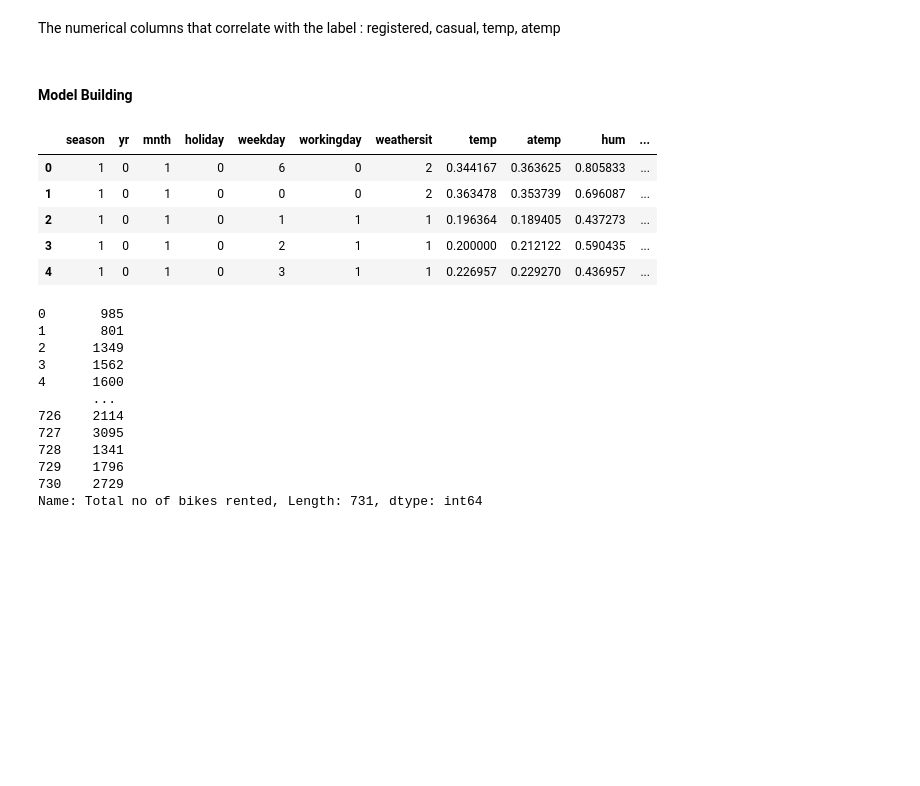
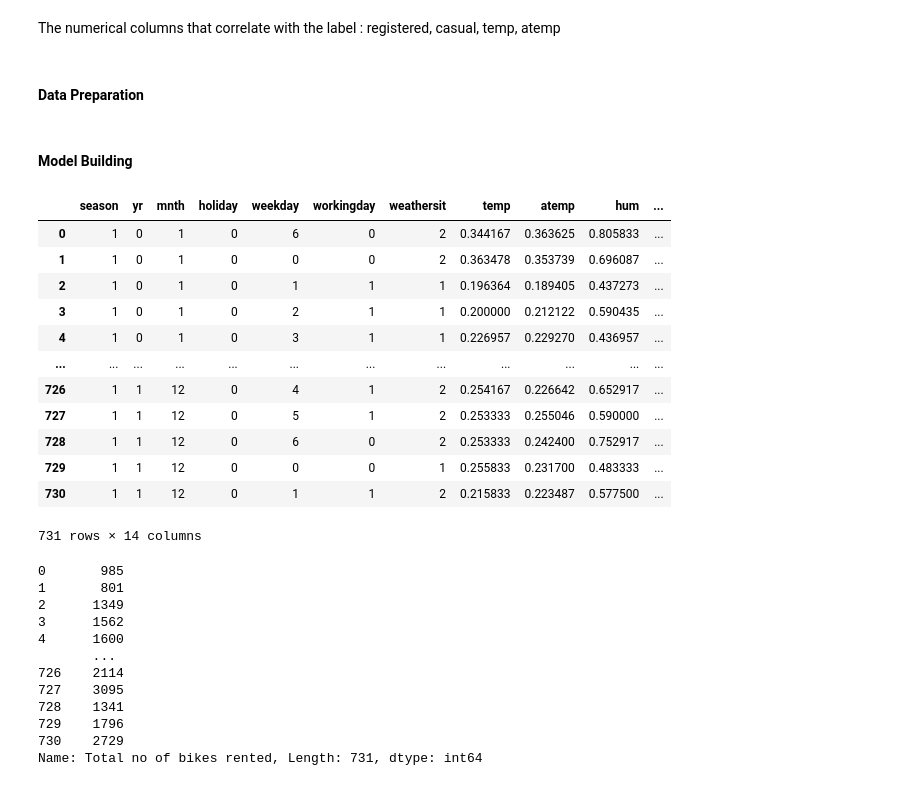
Before and after one commit to Abednego-py/Intro-to-Machine-Learning, a Jupyter notebook: Regression.ipynb, the cells around one changed output. Drawn from its saved outputs; the diff is of its cells as text; code cells hidden in the pictures; blank space fills up the shorter version.

```diff
--- a/Regression.ipynb
+++ b/Regression.ipynb
@@ -303,3 +303,5 @@ Close to -1 : High negative correlation
 Close to + 1 : High positive correlation
 # %% [markdown]
 The numerical columns that correlate with the label : registered, casual, temp, atemp
+# %% [markdown]
+#### Data Preparation
@@ -310,14 +316,21 @@ X = df.drop('Total no of bikes rented', axis = 1)
 # %%
 y = df['Total no of bikes rented']
 # %%
-X.head()
+X
 # %% [output]
 |  | season | yr | mnth | holiday | weekday | workingday | weathersit | temp | atemp | hum | ... |
 | 0 | 1 | 0 | 1 | 0 | 6 | 0 | 2 | 0.344167 | 0.363625 | 0.805833 | ... |
 | 1 | 1 | 0 | 1 | 0 | 0 | 0 | 2 | 0.363478 | 0.353739 | 0.696087 | ... |
 | 2 | 1 | 0 | 1 | 0 | 1 | 1 | 1 | 0.196364 | 0.189405 | 0.437273 | ... |
 | 3 | 1 | 0 | 1 | 0 | 2 | 1 | 1 | 0.200000 | 0.212122 | 0.590435 | ... |
 | 4 | 1 | 0 | 1 | 0 | 3 | 1 | 1 | 0.226957 | 0.229270 | 0.436957 | ... |
+| ... | ... | ... | ... | ... | ... | ... | ... | ... | ... | ... | ... |
+| 726 | 1 | 1 | 12 | 0 | 4 | 1 | 2 | 0.254167 | 0.226642 | 0.652917 | ... |
+| 727 | 1 | 1 | 12 | 0 | 5 | 1 | 2 | 0.253333 | 0.255046 | 0.590000 | ... |
+| 728 | 1 | 1 | 12 | 0 | 6 | 0 | 2 | 0.253333 | 0.242400 | 0.752917 | ... |
+| 729 | 1 | 1 | 12 | 0 | 0 | 0 | 1 | 0.255833 | 0.231700 | 0.483333 | ... |
+| 730 | 1 | 1 | 12 | 0 | 1 | 1 | 2 | 0.215833 | 0.223487 | 0.577500 | ... |
+731 rows × 14 columns
 # %%
 y
 # %% [output]
```
Also changed, not shown: parts of 6 cells of this notebook, 3 other files.
